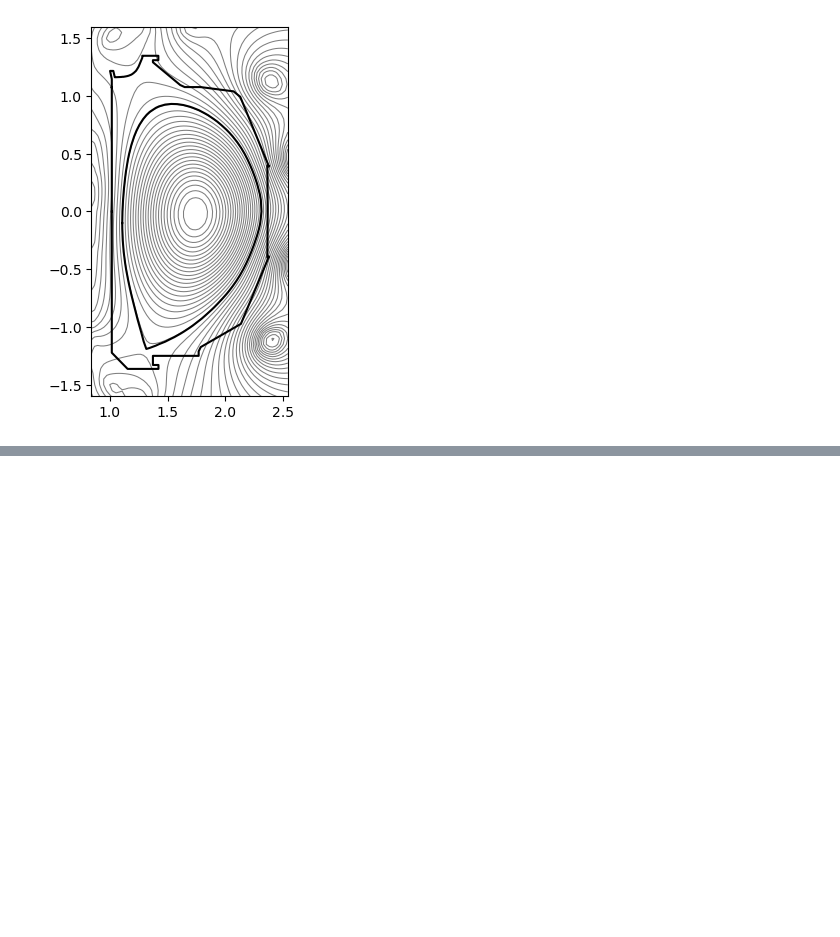
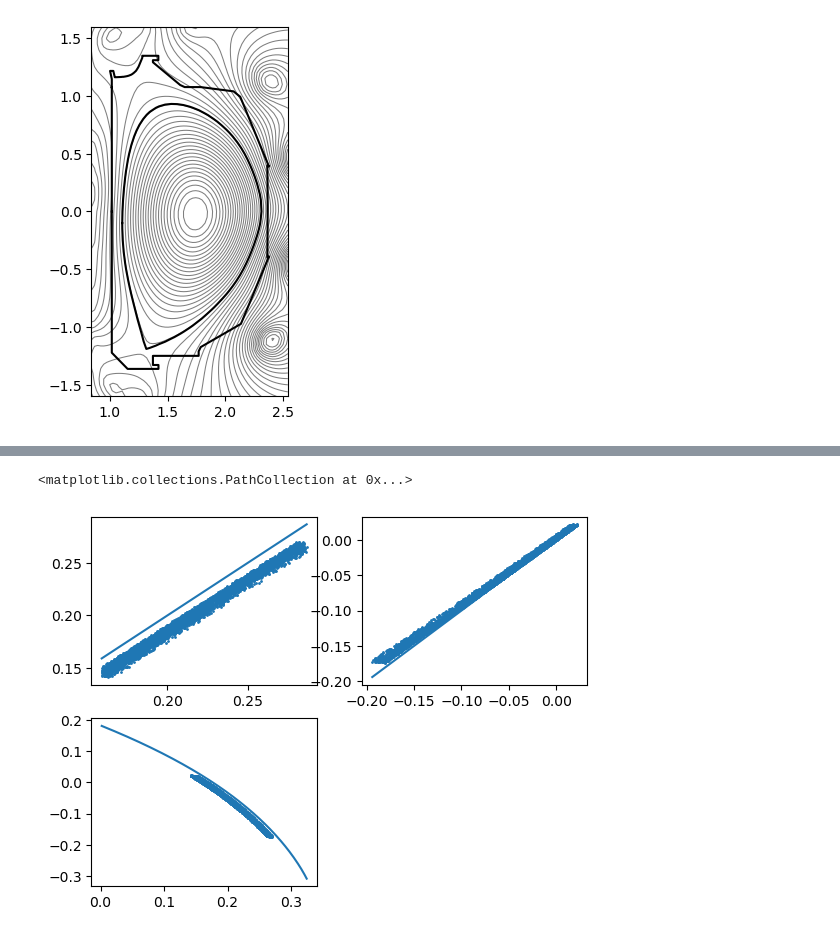
Before and after one commit to Maplenormandy/c1lgkt-jax, a Jupyter notebook: bin/diffrax_scratch.ipynb, the cells around one changed output, grey strips where cells are left out. Saved outputs shown, nothing was run; the diff lists cells and outputs as text; code cells hidden in the pictures; blank space fills up the shorter version.

```diff
--- a/bin/diffrax_scratch.ipynb
+++ b/bin/diffrax_scratch.ipynb
@@ -45,3 +66,11 @@ xgcdata = Dataset(R'D:\Documents\Globus\XGC1.nc')
+# %%
+# Test: compute the vector potential
+rmesh, zmesh = jnp.meshgrid(eq.rgrid, eq.zgrid)
+bv = eq.compute_bv(rmesh.ravel(), zmesh.ravel()).reshape((3,) + rmesh.shape)
+ar = jnp.cumsum(bv[1,...], axis=0) * (eq.zgrid[1]-eq.zgrid[0])
+ar = ar - (ar[eq.Nz//2, :])[None, :]
+
+interp_ar = interpax.Interpolator2D(eq.rgrid, eq.zgrid, ar.T, method='cubic2')
 # %%
 # %% Pusher for drift-kinetic particles
 pp = particle_motion.deut
@@ -161,3 +188,29 @@ plt.quiver(lphi[filter]/eq.psix, action[filter], plot_tor / jnp.std(plot_tor), p
+# %%
+# %% Compare the computed actions
+
+pfilter = np.logical_and((np.round(winding_pol) == 1), (np.round(winding_vll) == 0))
+
+psi = eq.interp_psi(r0[pfilter], z0[pfilter])
+
+torflux = geom.interp_torflux(psi)
+
+plt.figure()
+plt.subplot(221)
+plt.scatter(psi, lphi[pfilter], s=1)
+data_range = jnp.array([np.min(psi), np.max(psi)])
+plt.plot(data_range, data_range)
+
+plt.subplot(222)
+plt.scatter(torflux - torflux[0], action[pfilter] - action[pfilter][0], s=1)
+data_range = jnp.array([np.min(torflux - torflux[0]), np.max(torflux - torflux[0])])
+plt.plot(data_range, data_range)
+
+plt.subplot(223)
+plt.plot(geom.psi_surf, geom.interp_torflux(geom.psi_surf) - torflux[0])
+plt.scatter(lphi[pfilter], action[pfilter] - action[pfilter][0], s=1)
+# %% [output]
+<matplotlib.collections.PathCollection at 0x...>
+[figure, added]
 # %%
 fig = plt.figure()
 ax = fig.add_subplot(projection='3d')
```
Also changed, not shown: parts of 13 cells of this notebook, 5 other files.
